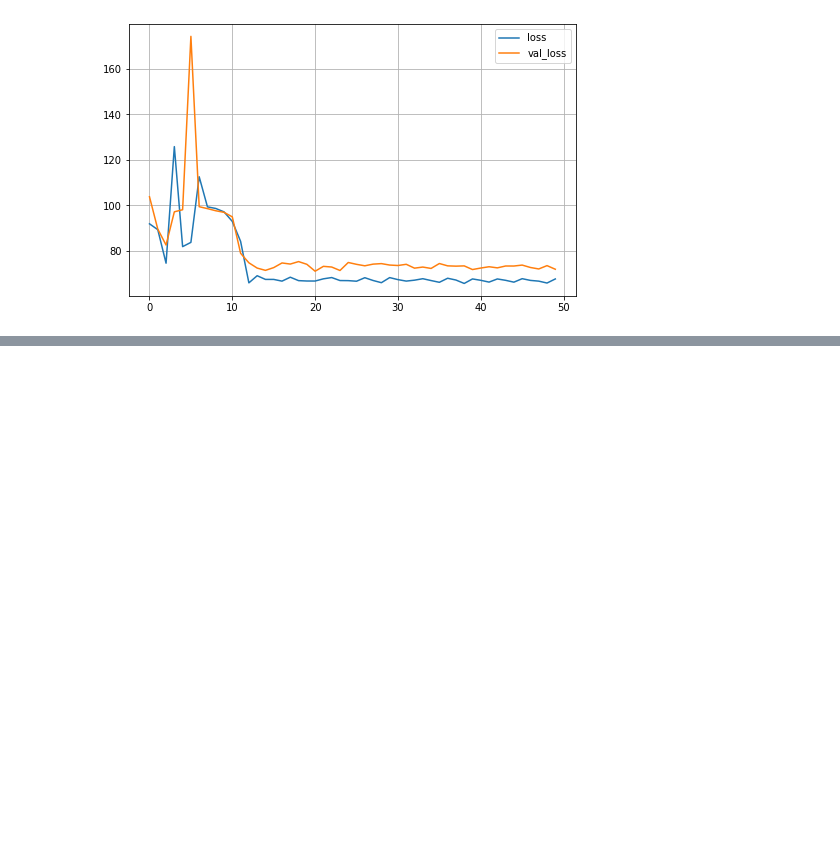
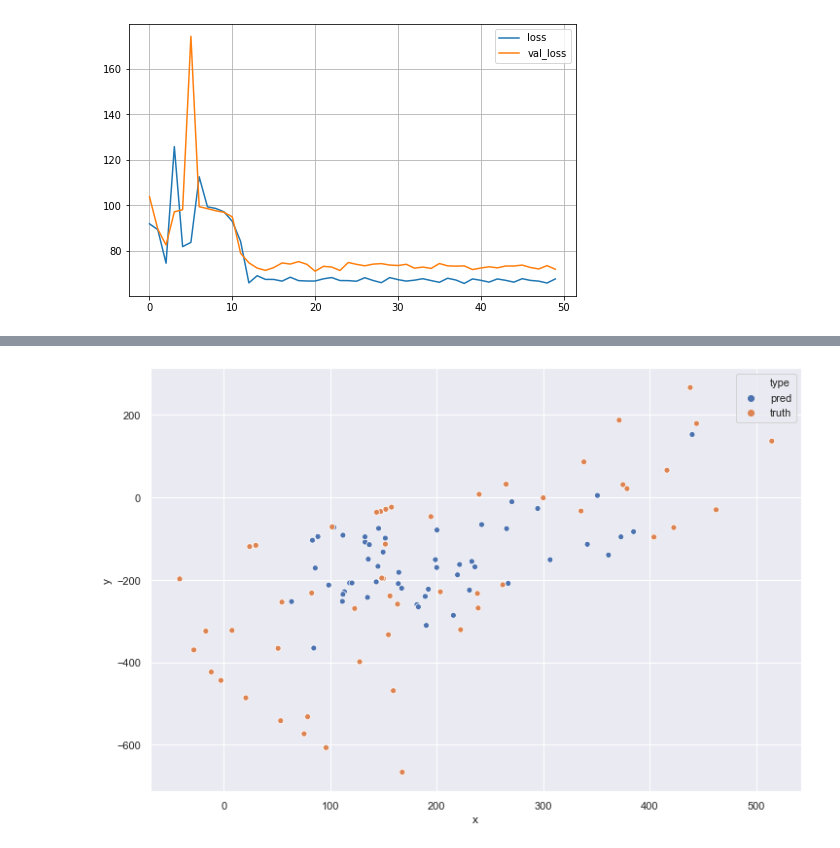
Before and after one commit to telenovelachuan/data_science, a Jupyter notebook: master_project/user_localization.ipynb, the cells around one changed output, grey strips where cells are left out. Cells and saved outputs as stored; diff of their text form; code cells hidden in the pictures; blank space fills up the shorter version.

```diff
--- a/master_project/user_localization.ipynb
+++ b/master_project/user_localization.ipynb
@@ -401,0 +417,4 @@ Epoch 50/50
+# %%
+analyze_predictions("cnn1_preds.csv")
+# %% [output]
+[figure, added]
```
Also changed, not shown: parts of 6 cells of this notebook, 5 other files.
